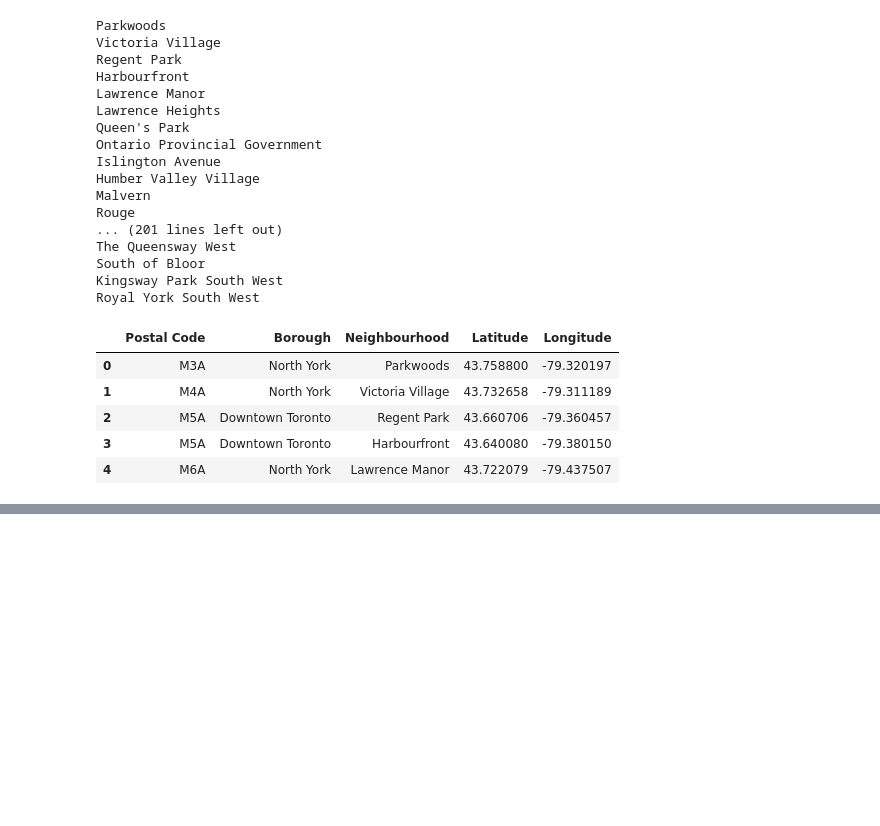
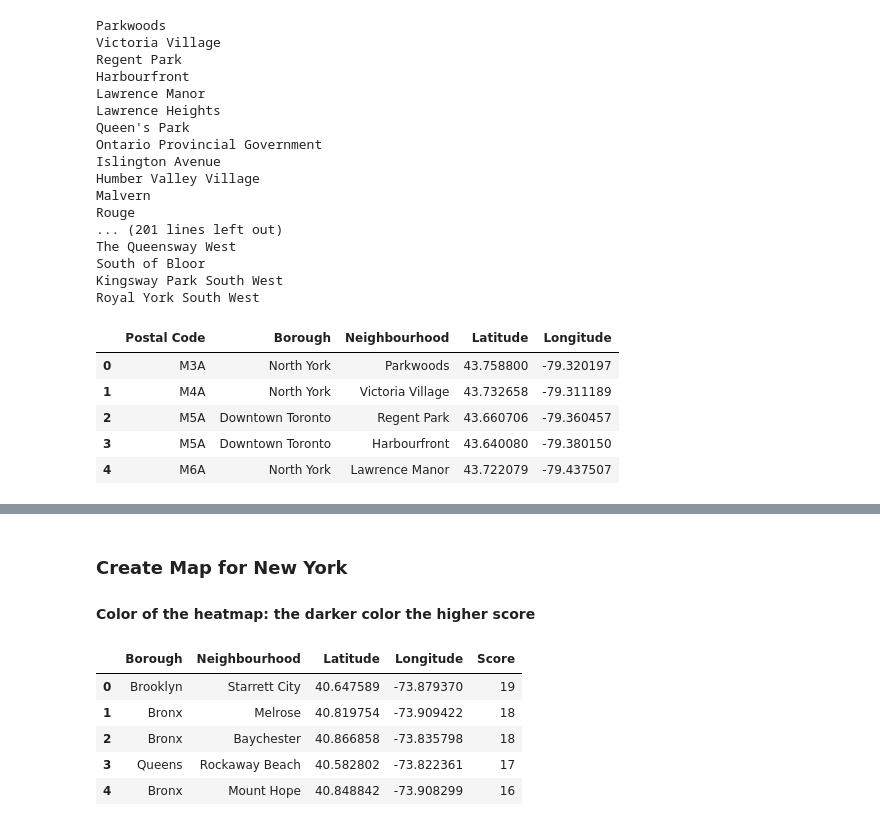
Before and after one commit to fixablecar/Coursera_DS, a Jupyter notebook: mlpy_cp4.ipynb, the cells around one changed output, grey strips where cells are left out. Cells and saved outputs as stored; diff of their text form; code cells hidden in the pictures; blank space fills up the shorter version.

```diff
--- a/mlpy_cp4.ipynb
+++ b/mlpy_cp4.ipynb
@@ -268,0 +336,18 @@ Length: 302, dtype: int64
+# %% [markdown]
+### Create Map for New York
+
+#### Color of the heatmap: the darker color the higher score
+# %%
+ny_map = folium.Map(location=[40.7306, -73.9352], zoom_start=10)
+heatmap_helper(ny_df2[["Latitude", "Longitude", "Score"]], ny_map)
+
+ny_df_sorted = ny_df2.sort_values(by="Score", ascending=False).iloc[0:5,:].reset_index(drop=True)
+ny_df_sorted.apply(lambda x: marker(x, ny_map), axis=1)
+ny_df_sorted
+# %% [output]
+|  | Borough | Neighbourhood | Latitude | Longitude | Score |
+| 0 | Brooklyn | Starrett City | 40.647589 | -73.879370 | 19 |
+| 1 | Bronx | Melrose | 40.819754 | -73.909422 | 18 |
+| 2 | Bronx | Baychester | 40.866858 | -73.835798 | 18 |
+| 3 | Queens | Rockaway Beach | 40.582802 | -73.822361 | 17 |
+| 4 | Bronx | Mount Hope | 40.848842 | -73.908299 | 16 |
```
Also changed, not shown: parts of 34 cells of this notebook.
